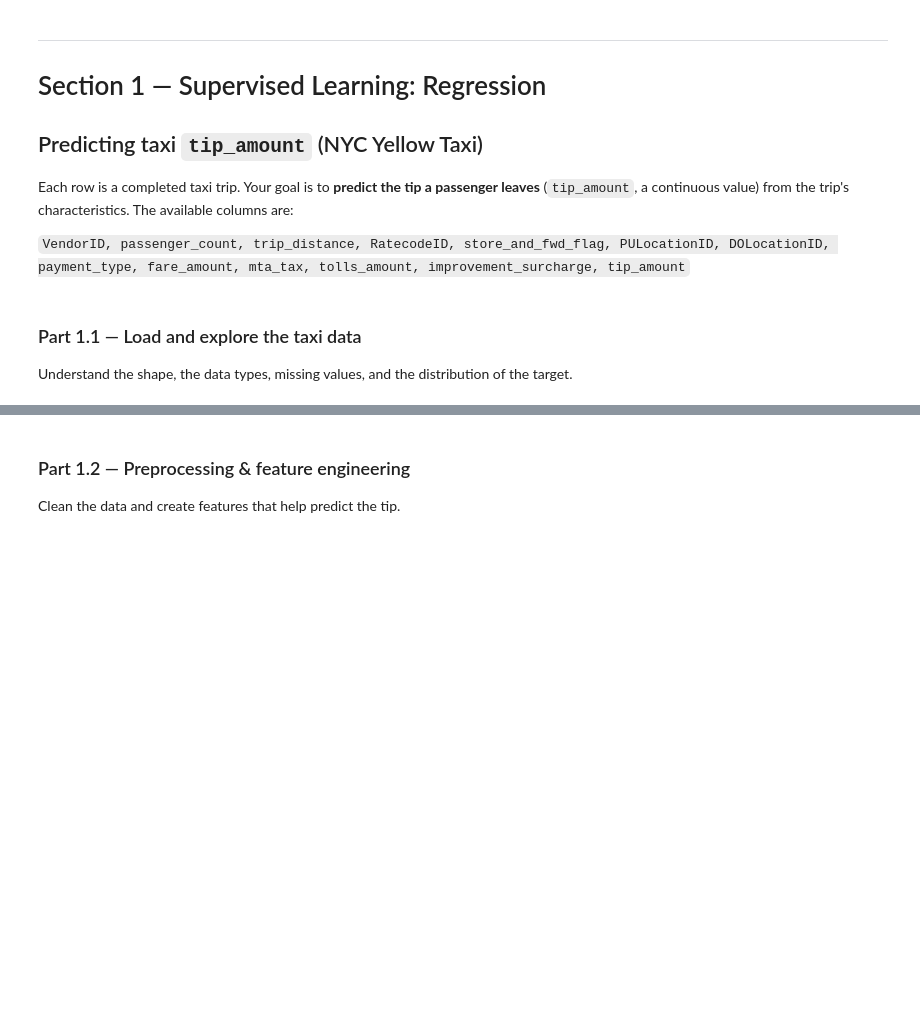
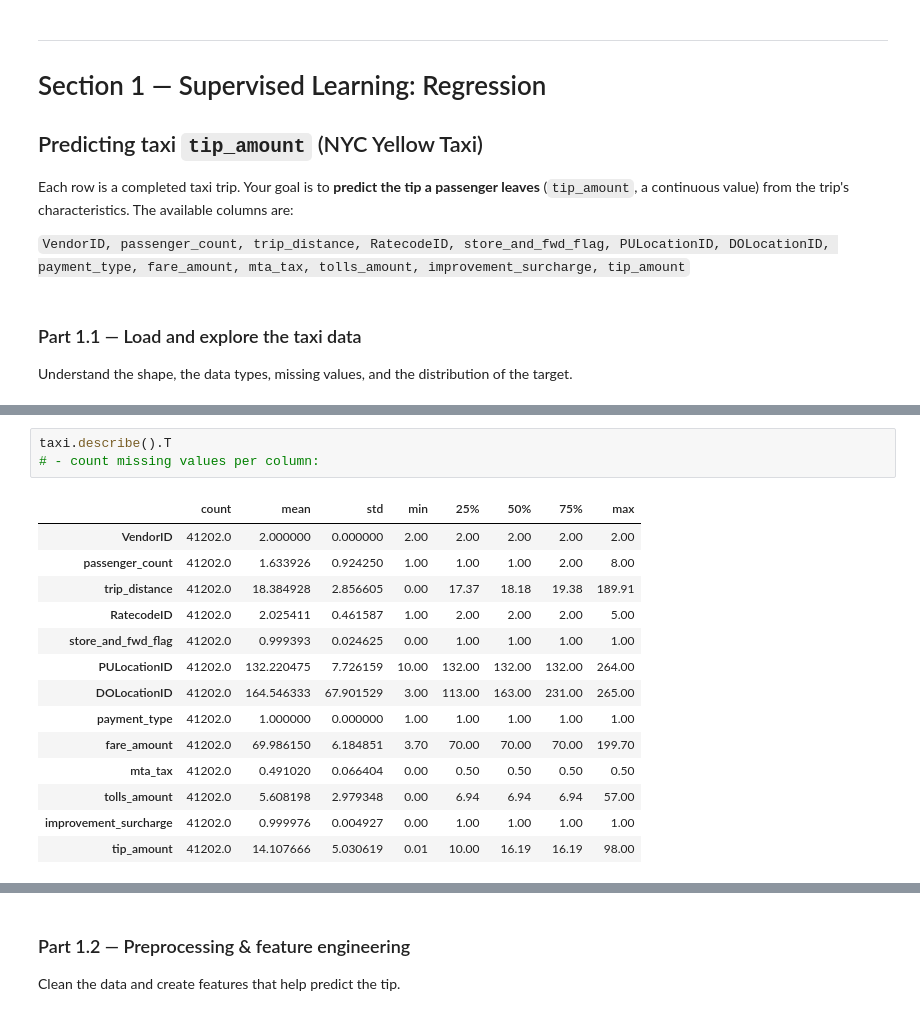
Before and after one commit to joyy-atschool/lab-2-predictive-analytics, a Jupyter notebook: lab_2_predictive_analytics.ipynb, the cells around one changed output, grey strips where cells are left out. Saved outputs shown, nothing was run; the diff lists cells and outputs as text; blank space fills up the shorter version.

```diff
--- a/lab_2_predictive_analytics.ipynb
+++ b/lab_2_predictive_analytics.ipynb
@@ -95,0 +117,18 @@ Understand the shape, the data types, missing values, and the distribution of th
+# %%
+taxi.describe().T
+# - count missing values per column:
+# %% [output]
+|  | count | mean | std | min | 25% | 50% | 75% | max |
+| VendorID | 41202.0 | 2.000000 | 0.000000 | 2.00 | 2.00 | 2.00 | 2.00 | 2.00 |
+| passenger_count | 41202.0 | 1.633926 | 0.924250 | 1.00 | 1.00 | 1.00 | 2.00 | 8.00 |
+| trip_distance | 41202.0 | 18.384928 | 2.856605 | 0.00 | 17.37 | 18.18 | 19.38 | 189.91 |
+| RatecodeID | 41202.0 | 2.025411 | 0.461587 | 1.00 | 2.00 | 2.00 | 2.00 | 5.00 |
+| store_and_fwd_flag | 41202.0 | 0.999393 | 0.024625 | 0.00 | 1.00 | 1.00 | 1.00 | 1.00 |
+| PULocationID | 41202.0 | 132.220475 | 7.726159 | 10.00 | 132.00 | 132.00 | 132.00 | 264.00 |
+| DOLocationID | 41202.0 | 164.546333 | 67.901529 | 3.00 | 113.00 | 163.00 | 231.00 | 265.00 |
+| payment_type | 41202.0 | 1.000000 | 0.000000 | 1.00 | 1.00 | 1.00 | 1.00 | 1.00 |
+| fare_amount | 41202.0 | 69.986150 | 6.184851 | 3.70 | 70.00 | 70.00 | 70.00 | 199.70 |
+| mta_tax | 41202.0 | 0.491020 | 0.066404 | 0.00 | 0.50 | 0.50 | 0.50 | 0.50 |
+| tolls_amount | 41202.0 | 5.608198 | 2.979348 | 0.00 | 6.94 | 6.94 | 6.94 | 57.00 |
+| improvement_surcharge | 41202.0 | 0.999976 | 0.004927 | 0.00 | 1.00 | 1.00 | 1.00 | 1.00 |
+| tip_amount | 41202.0 | 14.107666 | 5.030619 | 0.01 | 10.00 | 16.19 | 16.19 | 98.00 |
```
Also changed, not shown: parts of 7 cells of this notebook.
